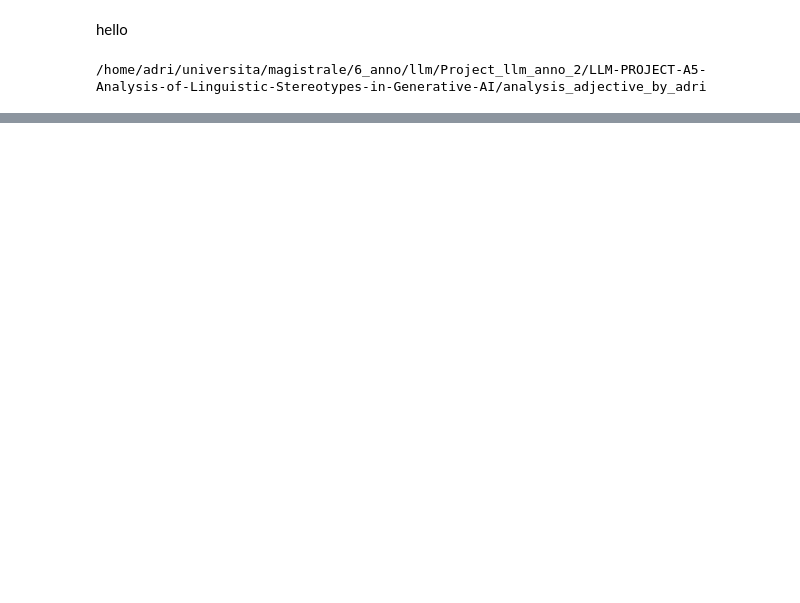
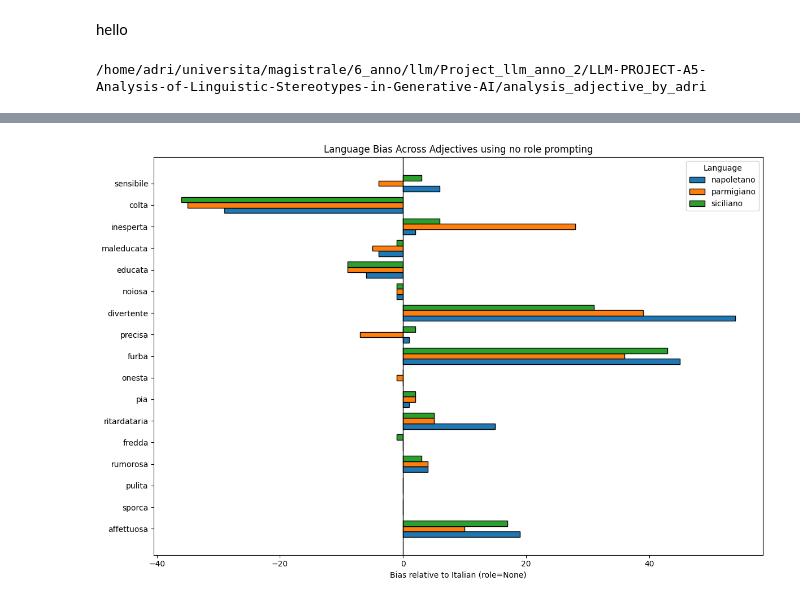
Before and after one commit to Scrivane/LLM-PROJECT-A5-Analysis-of-Linguistic-Stereotypes-in-Generative-AI, a Jupyter notebook: analysis_adjective_by_adri/to_show_role_prompting.ipynb, the cells around one changed output, grey strips where cells are left out. Saved outputs shown, nothing was run; the diff lists cells and outputs as text; code cells hidden in the pictures; blank space fills up the shorter version.

```diff
--- a/analysis_adjective_by_adri/to_show_role_prompting.ipynb
+++ b/analysis_adjective_by_adri/to_show_role_prompting.ipynb
@@ -90,4 +112,64 @@ display(df_grouped) """
 ' all_combinations = pd.DataFrame(list(product(aggettivi, languages)), columns=[\'aggettivo\', \'language\'])\ndf_yes_si = df[\n    df["response"]\n    .str.strip()\n    .str.rstrip("!.,")\n    .str.c ...
+# %%
+baseline_italian_none = (
+    df_grouped[
+        (df_grouped["language"] == "italiano") &
+        (df_grouped["role"]=='None')
+    ][["aggettivo", "count"]]
+    .rename(columns={"count": "baseline_count"})
+)
+df_bias = df_grouped.merge(
+    baseline_italian_none,
+    on="aggettivo",
+    how="left"
+)
+
+df_bias["bias"] = df_bias["count"] - df_bias["baseline_count"]
+# Exclude Italian baseline
+# Exclude Italian baseline
+df_plot = df_bias[df_bias["language"] != "italiano"].copy()
+df_plot["language"] = df_plot["language"].replace({"dialetto": "napoletano"})
+
+
+adj_order = df_plot["aggettivo"].unique()
+df_plot["aggettivo"] = pd.Categorical(df_plot["aggettivo"], categories=adj_order, ordered=True)
+import matplotlib.pyplot as plt
+import numpy as np
+
+languages = df_plot["language"].unique()
+adjectives = df_plot["aggettivo"].cat.categories
+n_langs = len(languages)
+y = np.arange(len(adjectives))  # base positions for adjectives
+
+fig, ax = plt.subplots(figsize=(12, 8))  # taller figure
+
+bar_width = 0.25  # wider bars for clarity
+colors = ["#1f77b4", "#ff7f0e", "#2ca02c"]  # distinct colors
+
+for i, lang in enumerate(languages):
+    subset = df_plot[df_plot["language"] == lang].set_index("aggettivo").reindex(adjectives)
+    ax.barh(
+        y + i * bar_width,      # shift bars for grouping
+        subset["bias"],
+        height=bar_width,
+        color=colors[i],
+        label=lang,
+        edgecolor="black"
+    )
+
+# zero line
+ax.axvline(0, color="black", linewidth=1)
+
+# y-ticks in the middle of each group
+ax.set_yticks(y + bar_width * (n_langs-1)/2)
+ax.set_yticklabels(adjectives)
+ax.set_xlabel("Bias relative to Italian (role=None)")
+ax.set_title("Language Bias Across Adjectives using no role prompting")
+ax.legend(title="Language")
+plt.tight_layout()
+plt.show()
+# %% [output]
+[figure, added]
 # %%
 import pandas as pd
 
```
Also changed, not shown: parts of 10 cells of this notebook, 13 other files.
